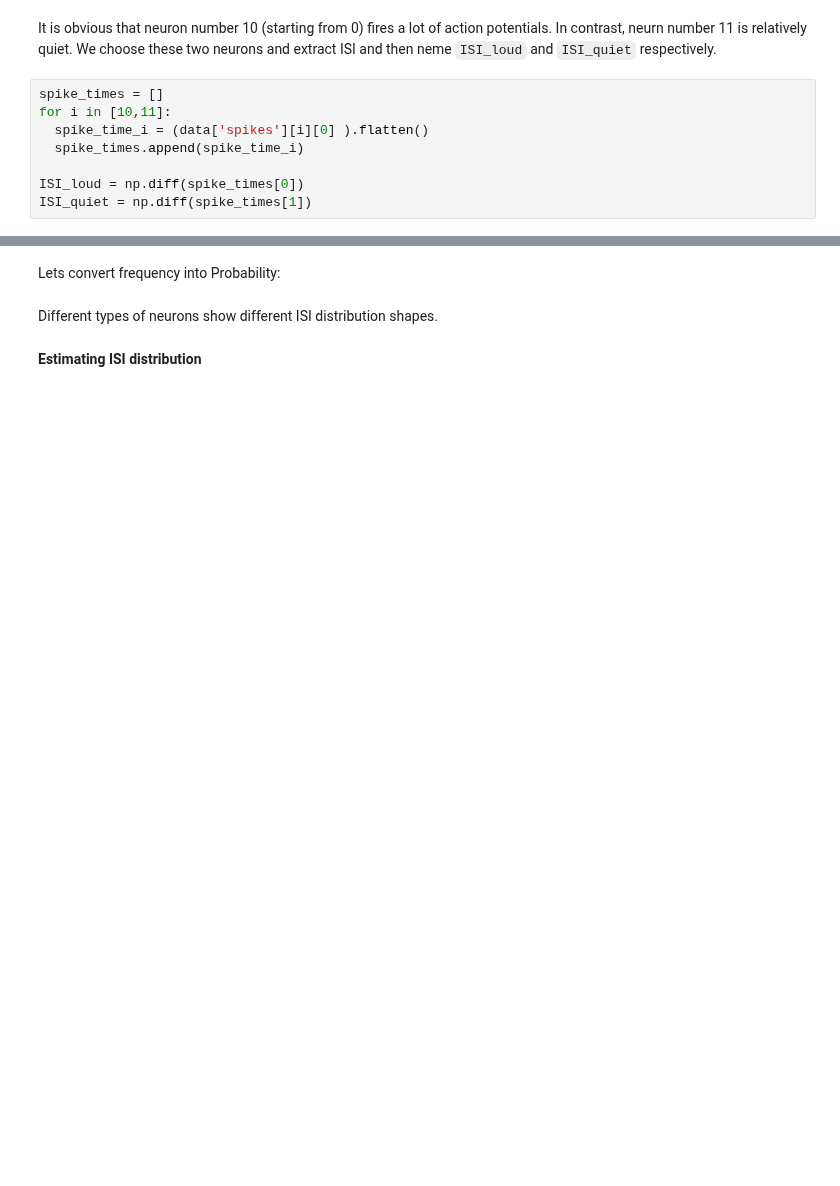
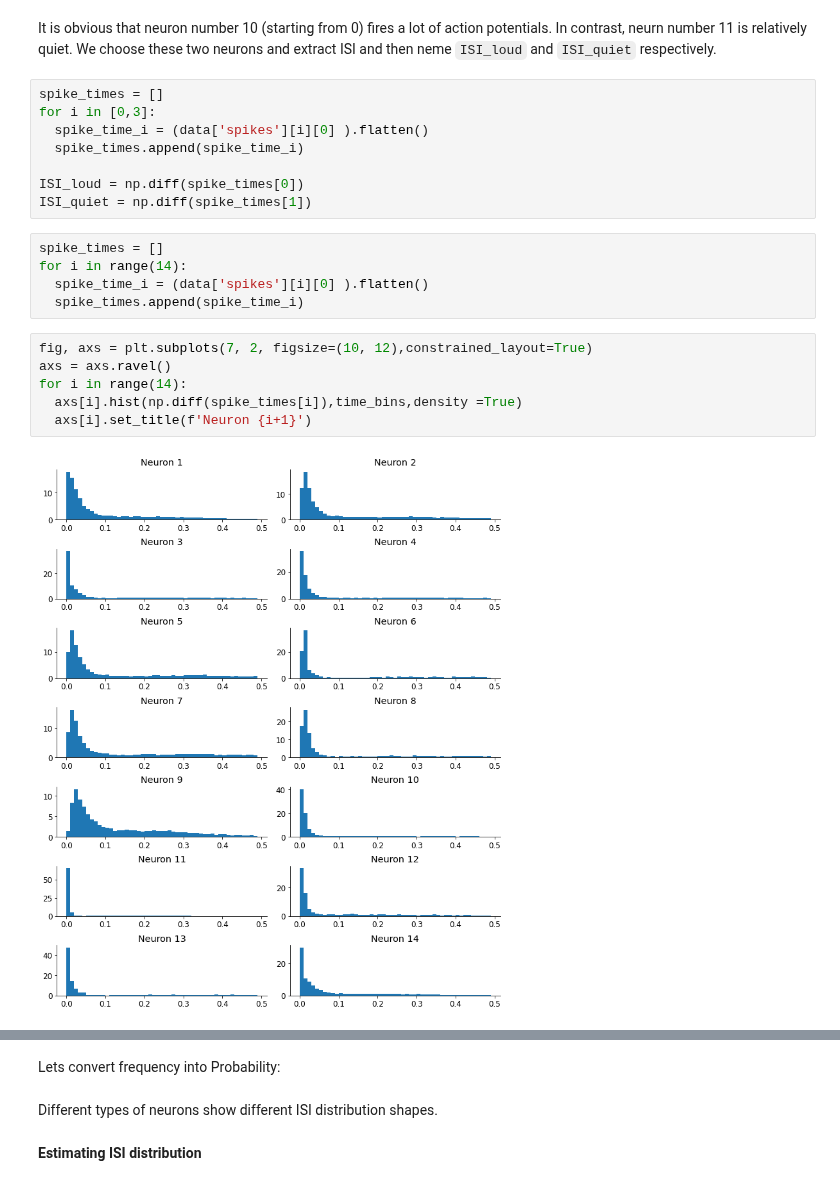
Before and after one commit to MiladQolami/Neural-Data-Analysis, a Jupyter notebook: SpikingVariablity/SpikingVariablity.ipynb, the cells around one changed output, grey strips where cells are left out. Cells and saved outputs as stored; diff of their text form; blank space fills up the shorter version.

```diff
--- a/SpikingVariablity/SpikingVariablity.ipynb
+++ b/SpikingVariablity/SpikingVariablity.ipynb
@@ -237,11 +231,24 @@ plt.show()
 It is obvious that neuron number 10 (starting from 0) fires a lot of action potentials. In contrast, neurn number 11 is relatively quiet. We choose these two neurons and extract ISI and then neme `ISI_loud` and `ISI_quiet` respectively.
 # %%
 spike_times = []
-for i in [10,11]:
+for i in [0,3]:
   spike_time_i = (data['spikes'][i][0] ).flatten()
   spike_times.append(spike_time_i)
 
 ISI_loud = np.diff(spike_times[0])
 ISI_quiet = np.diff(spike_times[1])
+# %%
+spike_times = []
+for i in range(14):
+  spike_time_i = (data['spikes'][i][0] ).flatten()
+  spike_times.append(spike_time_i)
+# %%
+fig, axs = plt.subplots(7, 2, figsize=(10, 12),constrained_layout=True)
+axs = axs.ravel()
+for i in range(14):
+  axs[i].hist(np.diff(spike_times[i]),time_bins,density =True)
+  axs[i].set_title(f'Neuron {i+1}')
+# %% [output]
+[figure, added]
 # %%
 fig,ax = plt.subplots(1,2)
```
Also changed, not shown: parts of 6 cells of this notebook.
